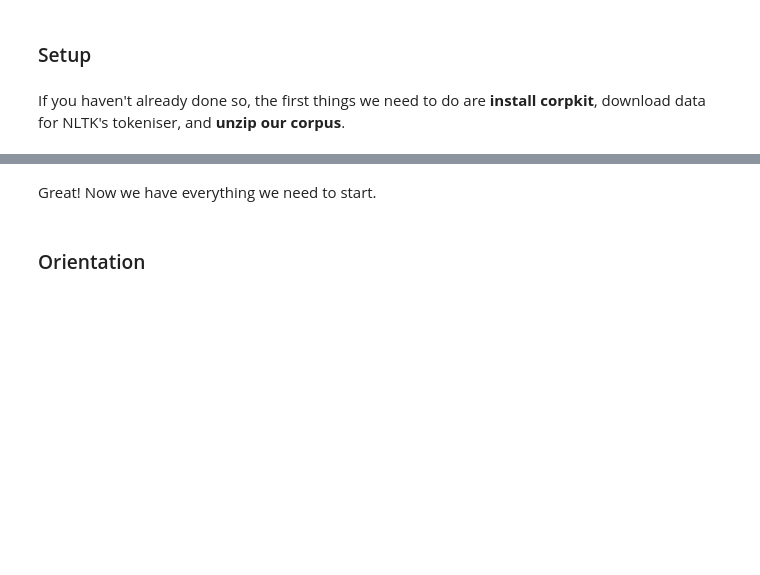
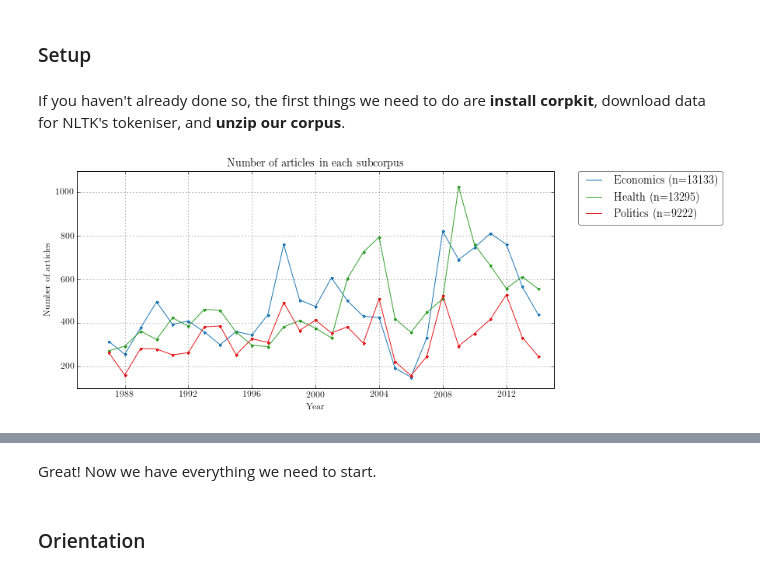
Before and after one commit to interrogator/risk, a Jupyter notebook: risk.ipynb, the cells around one changed output, grey strips where cells are left out. Drawn from its saved outputs; the diff is of its cells as text; code cells hidden in the pictures; blank space fills up the shorter version.

```diff
--- a/risk.ipynb
+++ b/risk.ipynb
@@ -12,3 +12,24 @@ Discourse-semantics of *risk* in the *New York Times*, 1963&ndash;2014
 ### Setup
 # %% [markdown]
 If you haven't already done so, the first things we need to do are **install corpkit**, download data for NLTK's tokeniser, and **unzip our corpus**.
+# %%
+import os
+output = []
+base = 'data/nyt/ts'
+for d in os.listdir(base):
+    datum = []
+    datum.append(d.title())
+    tot = 0
+    for sub in os.listdir(os.path.join(base, d)):
+        count = len(os.listdir(os.path.join(base, d, sub)))
+        tot += count
+        datum.append([int(sub), count])
+    datum.append(['Total', tot])
+    output.append(datum)
+# %%
+import corpkit
+from corpkit import plotter
+%matplotlib inline
+plotter('Number of articles in each subcorpus', output, y_label = 'Number of articles', legend_totals = True, save = True)
+# %% [output]
+[figure, added]
```
Also changed, not shown: parts of 1 cell of this notebook, 23 other files.
